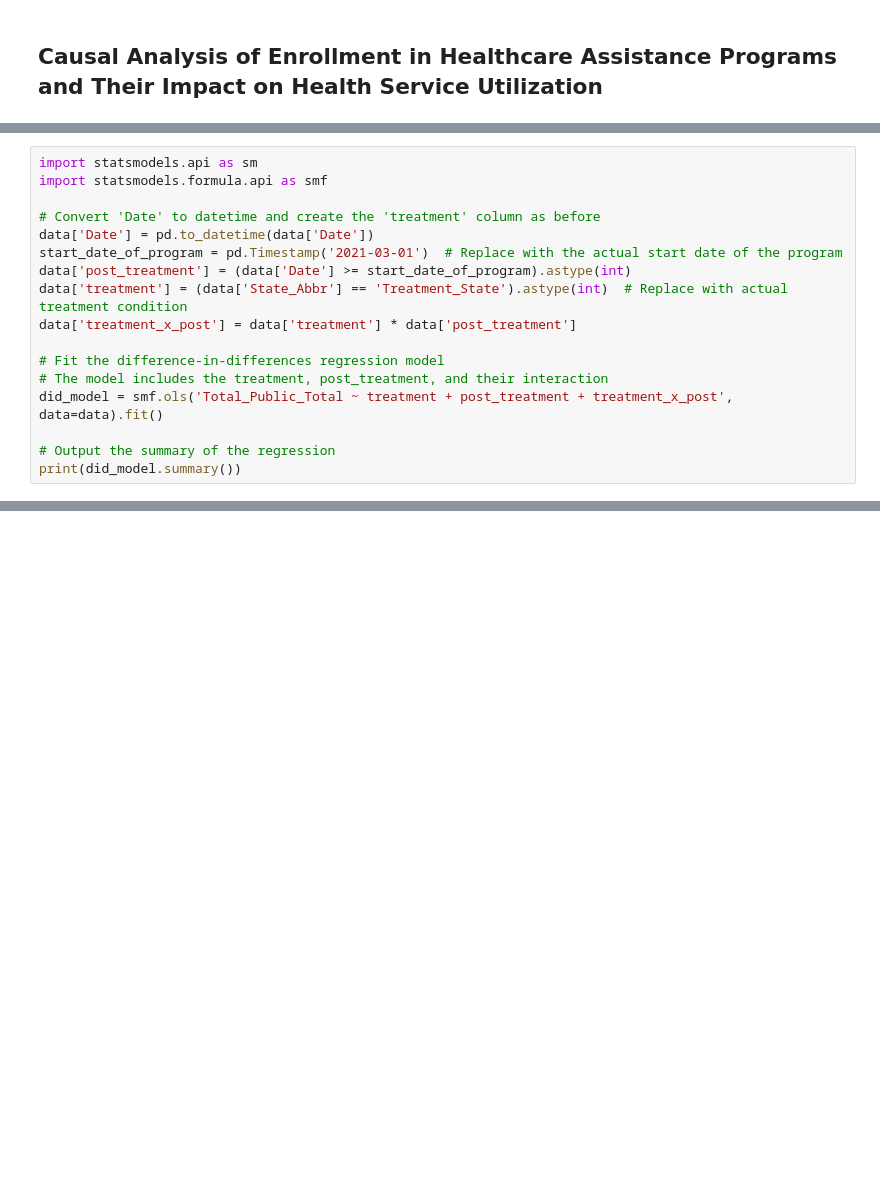
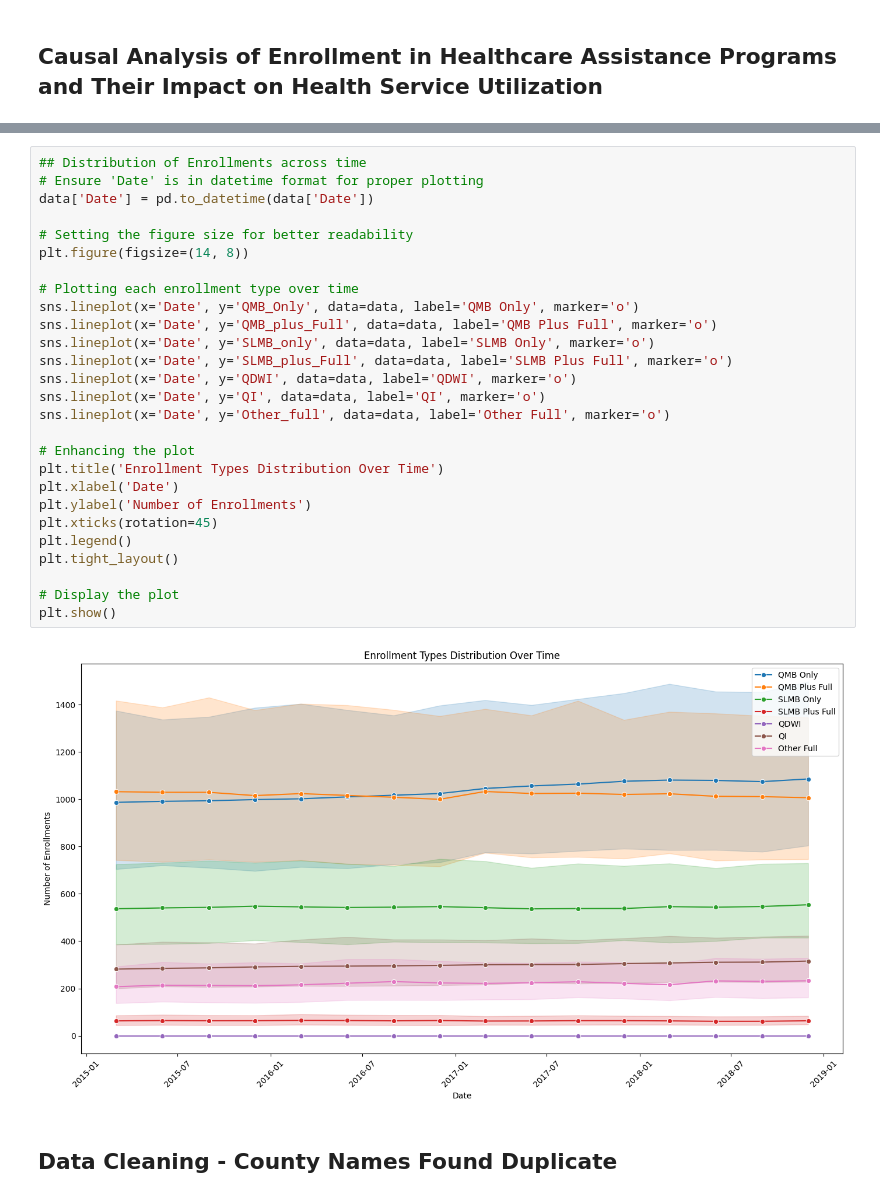
Before and after one commit to dsrichard97/Medicare, a Jupyter notebook: Healthcare_EDA.ipynb, the cells around one changed output, grey strips where cells are left out. Cells and saved outputs as stored; diff of their text form; blank space fills up the shorter version.

```diff
--- a/Healthcare_EDA.ipynb
+++ b/Healthcare_EDA.ipynb
@@ -278,17 +51,0 @@ The coefficient \( $\beta_3$ \) on the interaction term \( $\text{Treatment}_i \
-# %%
-import statsmodels.api as sm
-import statsmodels.formula.api as smf
-
-# Convert 'Date' to datetime and create the 'treatment' column as before
-data['Date'] = pd.to_datetime(data['Date'])
-start_date_of_program = pd.Timestamp('2021-03-01')  # Replace with the actual start date of the program
-data['post_treatment'] = (data['Date'] >= start_date_of_program).astype(int)
-data['treatment'] = (data['State_Abbr'] == 'Treatment_State').astype(int)  # Replace with actual treatment condition
-data['treatment_x_post'] = data['treatment'] * data['post_treatment']
-
-# Fit the difference-in-differences regression model
-# The model includes the treatment, post_treatment, and their interaction
-did_model = smf.ols('Total_Public_Total ~ treatment + post_treatment + treatment_x_post', data=data).fit()
-
-# Output the summary of the regression
-print(did_model.summary())
@@ -378,0 +52,31 @@ Following these steps should enhance the analysis and help to accurately identif
+# %%
+## Distribution of Enrollments across time
+# Ensure 'Date' is in datetime format for proper plotting
+data['Date'] = pd.to_datetime(data['Date'])
+
+# Setting the figure size for better readability
+plt.figure(figsize=(14, 8))
+
+# Plotting each enrollment type over time
+sns.lineplot(x='Date', y='QMB_Only', data=data, label='QMB Only', marker='o')
+sns.lineplot(x='Date', y='QMB_plus_Full', data=data, label='QMB Plus Full', marker='o')
+sns.lineplot(x='Date', y='SLMB_only', data=data, label='SLMB Only', marker='o')
+sns.lineplot(x='Date', y='SLMB_plus_Full', data=data, label='SLMB Plus Full', marker='o')
+sns.lineplot(x='Date', y='QDWI', data=data, label='QDWI', marker='o')
+sns.lineplot(x='Date', y='QI', data=data, label='QI', marker='o')
+sns.lineplot(x='Date', y='Other_full', data=data, label='Other Full', marker='o')
+
+# Enhancing the plot
+plt.title('Enrollment Types Distribution Over Time')
+plt.xlabel('Date')
+plt.ylabel('Number of Enrollments')
+plt.xticks(rotation=45)
+plt.legend()
+plt.tight_layout()
+
+# Display the plot
+plt.show()
+# %% [output]
+[figure, added]
+# %% [markdown]
+## Data Cleaning - County Names Found Duplicate
```
Also changed, not shown: parts of 27 cells of this notebook.
